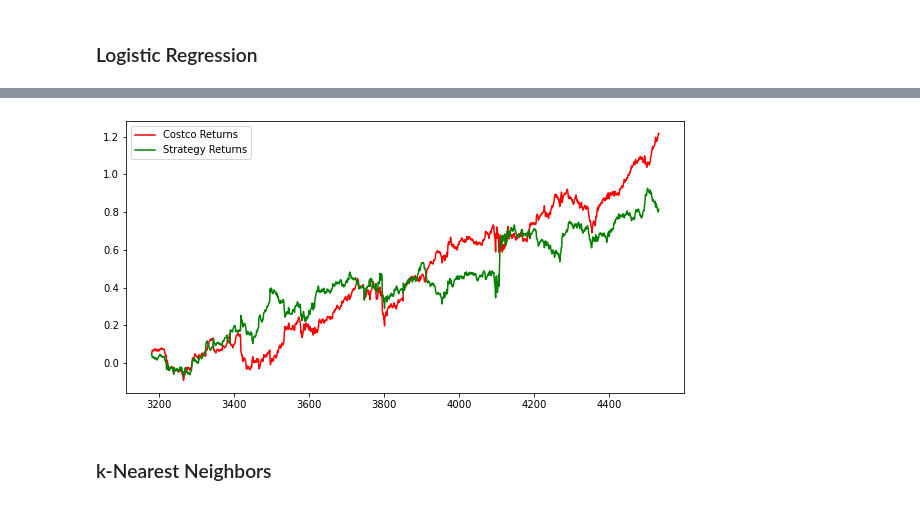
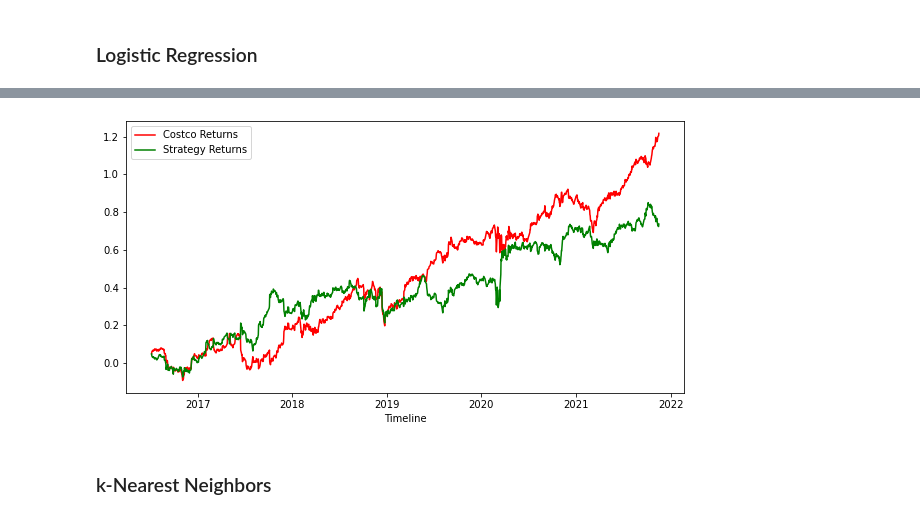
Before and after one commit to jimitbhalavat/CS440TermProject, a Jupyter notebook: Costco.ipynb, the cells around one changed output, grey strips where cells are left out. Drawn from its saved outputs; the diff is of its cells as text; code cells hidden in the pictures.

```diff
--- a/Costco.ipynb
+++ b/Costco.ipynb
@@ -144,7 +147,8 @@ acc_tsla_nn
 ### Logistic Regression
 # %%
 # Read In Data
-tsla = pd.read_csv('Data/COST.csv', sep = ",")
+tsla = pdr.get_data_yahoo('COST', '2003-11-17', '2021-11-17')
 tsla2 = tsla.dropna()
+tsla2 = tsla2.iloc[:,:4]
 tsla2.head()
 # %% [output]
@@ -163,7 +169,6 @@ tsla2['Open-Close'] = tsla2['Open'] - tsla2['Close'].shift(1)
 # The difference close price of yesterday and the open price of today
 tsla2['Open-Open'] = tsla2['Open'] - tsla2['Open'].shift(1)
 tsla2 = tsla2.dropna()
-tsla2 = tsla2.drop(['Date', 'Adj Close', 'Volume'], axis = 1)
 X = tsla2.iloc[:,:9]
 # %%
 y = np.where(tsla2['Close'].shift(-1) > tsla2['Close'],1,-1)
@@ -256,18 +258,19 @@ Please also refer to the documentation for alternative solver options:
 # %%
 tsla2['Predicted Signal'] = model.predict(X)
 tsla2['Returns'] = np.log(tsla2['Close']/tsla2['Close'].shift(1))
 cumsum_tsla_ret = np.cumsum(tsla2[split:]['Returns'])
 
 tsla2['Strategy'] = tsla2['Returns'] * tsla2['Predicted Signal'].shift(1)
 cumsum_tsla_st = np.cumsum(tsla2[split:]['Strategy'])
 
 plt.figure(figsize=(10,5))
 plt.plot(cumsum_tsla_ret, color='r',label = 'Costco Returns')
 plt.plot(cumsum_tsla_st, color='g', label = 'Strategy Returns')
+plt.xlabel('Timeline')
 plt.legend()
 plt.show()
 # %% [output]
-[figure, old version]
+[figure, new version]
 # %% [markdown]
 ### k-Nearest Neighbors
 # %%
```
Also changed, not shown: parts of 11 cells of this notebook, 2 other files.
